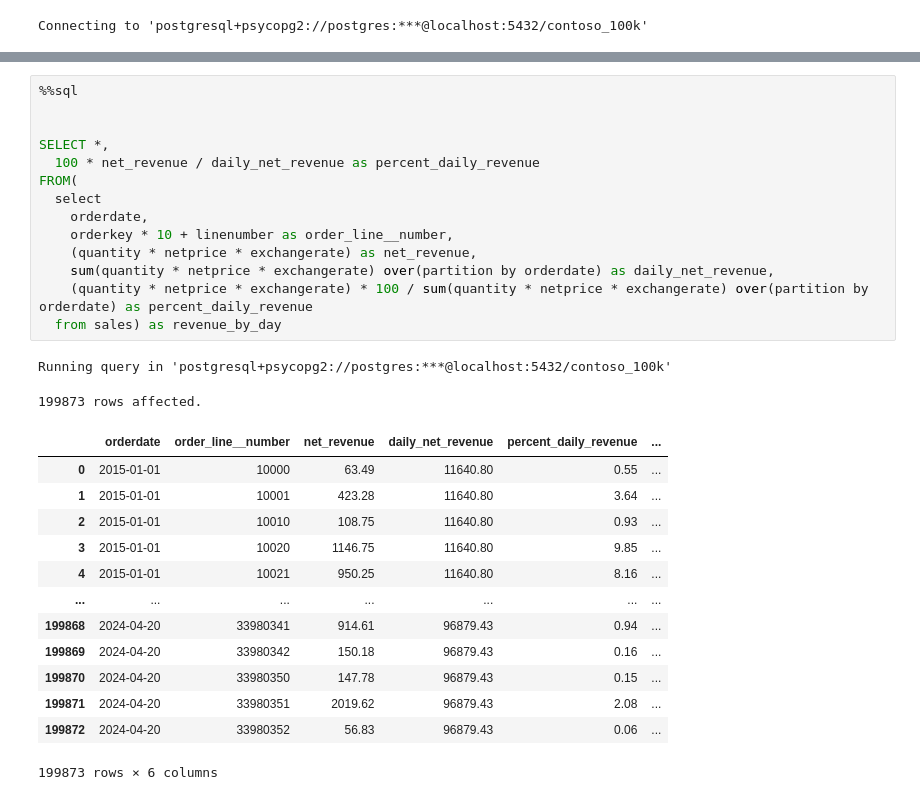
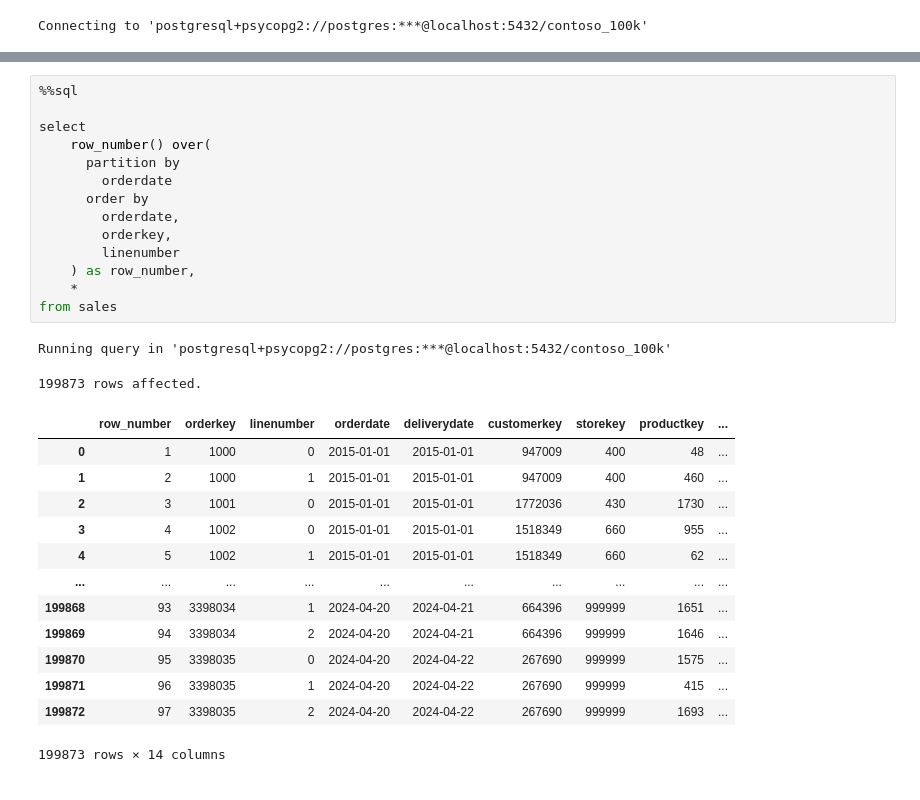
Before and after one commit to Ozkanjo/Kurabiye, a Jupyter notebook: Resources/Blank_SQL_Notebook.ipynb, the cells around one changed output, grey strips where cells are left out. Saved outputs shown, nothing was run; the diff lists cells and outputs as text.

```diff
--- a/Resources/Blank_SQL_Notebook.ipynb
+++ b/Resources/Blank_SQL_Notebook.ipynb
@@ -286,30 +221,30 @@ Running query in 'postgresql+psycopg2://postgres:***@localhost:5432/contoso_100k
-# %%
-%%sql
-
-
-SELECT *,
-  100 * net_revenue / daily_net_revenue as percent_daily_revenue
-FROM(
-  select
-    orderdate,
-    orderkey * 10 + linenumber as order_line__number,
-    (quantity * netprice * exchangerate) as net_revenue,
-    sum(quantity * netprice * exchangerate) over(partition by orderdate) as daily_net_revenue,
-    (quantity * netprice * exchangerate) * 100 / sum(quantity * netprice * exchangerate) over(partition by orderdate) as percent_daily_revenue
-  from sales) as revenue_by_day
-# %% [output]
-Running query in 'postgresql+psycopg2://postgres:***@localhost:5432/contoso_100k'
-199873 rows affected.
-|  | orderdate | order_line__number | net_revenue | daily_net_revenue | percent_daily_revenue | ... |
-| 0 | 2015-01-01 | 10000 | 63.49 | 11640.80 | 0.55 | ... |
-| 1 | 2015-01-01 | 10001 | 423.28 | 11640.80 | 3.64 | ... |
-| 2 | 2015-01-01 | 10010 | 108.75 | 11640.80 | 0.93 | ... |
-| 3 | 2015-01-01 | 10020 | 1146.75 | 11640.80 | 9.85 | ... |
-| 4 | 2015-01-01 | 10021 | 950.25 | 11640.80 | 8.16 | ... |
-| ... | ... | ... | ... | ... | ... | ... |
-| 199868 | 2024-04-20 | 33980341 | 914.61 | 96879.43 | 0.94 | ... |
-| 199869 | 2024-04-20 | 33980342 | 150.18 | 96879.43 | 0.16 | ... |
-| 199870 | 2024-04-20 | 33980350 | 147.78 | 96879.43 | 0.15 | ... |
-| 199871 | 2024-04-20 | 33980351 | 2019.62 | 96879.43 | 2.08 | ... |
-| 199872 | 2024-04-20 | 33980352 | 56.83 | 96879.43 | 0.06 | ... |
-199873 rows × 6 columns
+# %%
+%%sql
+
+select
+    row_number() over(
+      partition by
+        orderdate
+      order by
+        orderdate,
+        orderkey,
+        linenumber
+    ) as row_number,
+    *
+from sales
+# %% [output]
+Running query in 'postgresql+psycopg2://postgres:***@localhost:5432/contoso_100k'
+199873 rows affected.
+|  | row_number | orderkey | linenumber | orderdate | deliverydate | customerkey | storekey | productkey | ... |
+| 0 | 1 | 1000 | 0 | 2015-01-01 | 2015-01-01 | 947009 | 400 | 48 | ... |
+| 1 | 2 | 1000 | 1 | 2015-01-01 | 2015-01-01 | 947009 | 400 | 460 | ... |
+| 2 | 3 | 1001 | 0 | 2015-01-01 | 2015-01-01 | 1772036 | 430 | 1730 | ... |
+| 3 | 4 | 1002 | 0 | 2015-01-01 | 2015-01-01 | 1518349 | 660 | 955 | ... |
+| 4 | 5 | 1002 | 1 | 2015-01-01 | 2015-01-01 | 1518349 | 660 | 62 | ... |
+| ... | ... | ... | ... | ... | ... | ... | ... | ... | ... |
+| 199868 | 93 | 3398034 | 1 | 2024-04-20 | 2024-04-21 | 664396 | 999999 | 1651 | ... |
+| 199869 | 94 | 3398034 | 2 | 2024-04-20 | 2024-04-21 | 664396 | 999999 | 1646 | ... |
+| 199870 | 95 | 3398035 | 0 | 2024-04-20 | 2024-04-22 | 267690 | 999999 | 1575 | ... |
+| 199871 | 96 | 3398035 | 1 | 2024-04-20 | 2024-04-22 | 267690 | 999999 | 415 | ... |
+| 199872 | 97 | 3398035 | 2 | 2024-04-20 | 2024-04-22 | 267690 | 999999 | 1693 | ... |
+199873 rows × 14 columns
```
Also changed, not shown: parts of 12 cells of this notebook.
